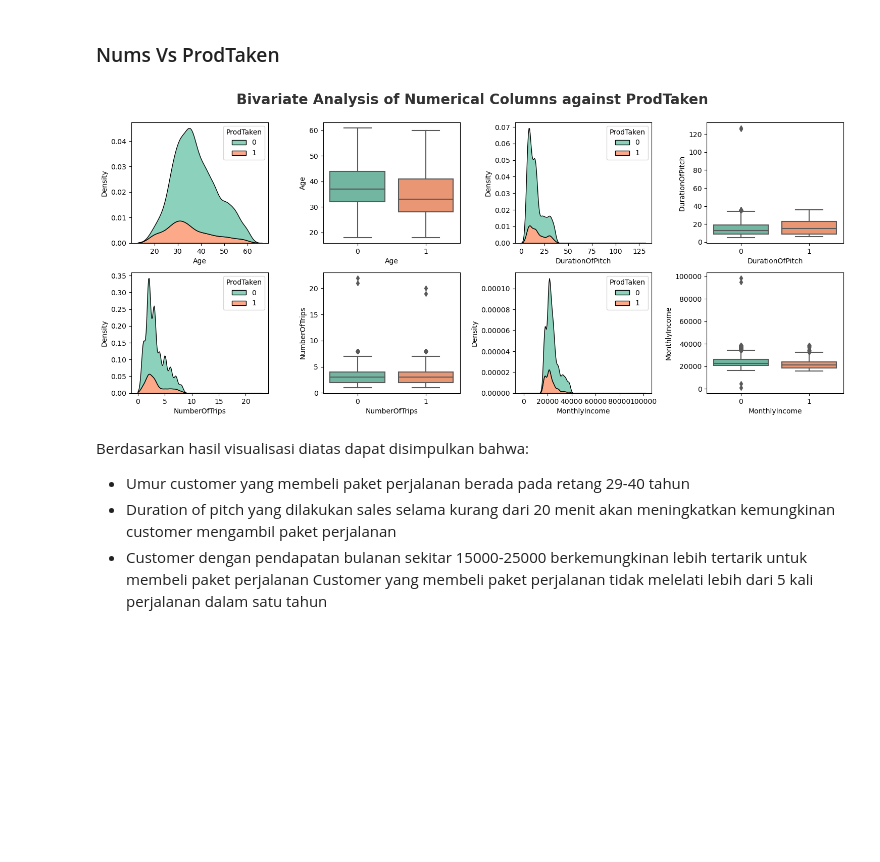
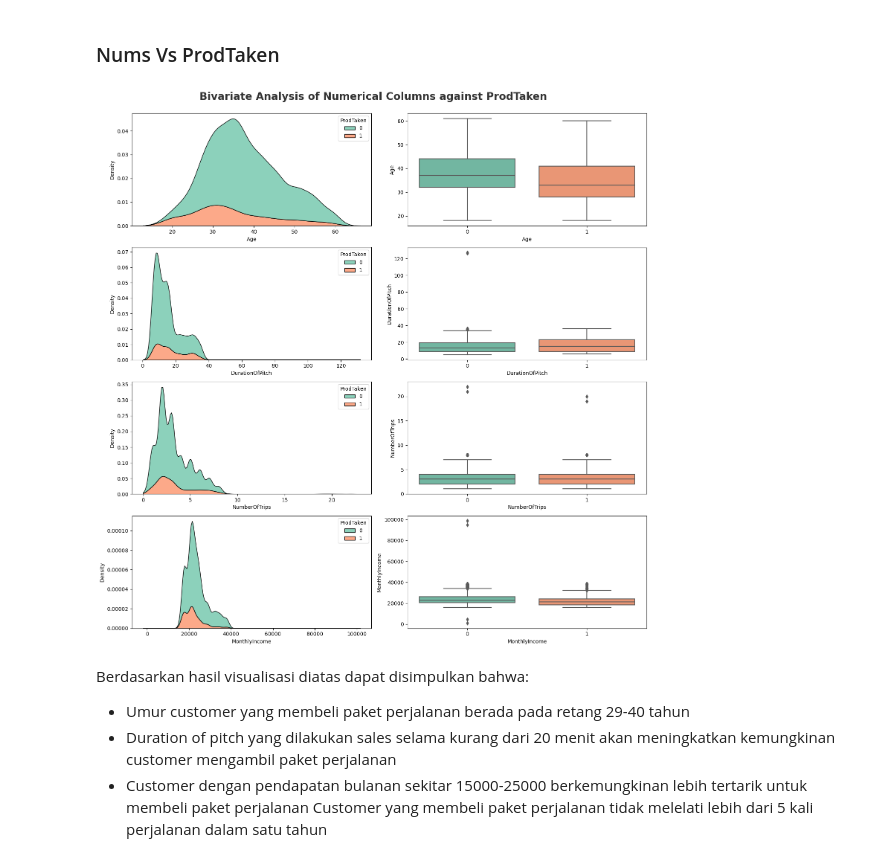
Before and after one commit to damaraira/ByteBenders, a Jupyter notebook: EDA-ByteBenders-lim.ipynb, the cells around one changed output. Saved outputs shown, nothing was run; the diff lists cells and outputs as text; code cells hidden in the pictures; blank space fills up the shorter version.

```diff
--- a/EDA-ByteBenders-lim.ipynb
+++ b/EDA-ByteBenders-lim.ipynb
@@ -279,17 +289,13 @@ Hal ini menandakan adanya imbalance data pada target, dan akan dilakukan undersa
 # %%
 num = ['Age', 'DurationOfPitch', 'NumberOfTrips', 'MonthlyIncome']
 plt.figure(figsize=(12, 10))
+plt.suptitle('Univariate Analysis of Numerical Columns', fontsize=20, fontweight='bold', alpha=0.8, y=1.)
 
 # Plot KDE dan Box plot untuk setiap kolom numerikal
-for i, col in enumerate(num):
-    plt.subplot(5, 4, 2*i+1)
+for i, col in enumerate(nums):
+    plt.subplot(5, 3, i+1)
     sns.kdeplot(x=df[col])
     plt.xlabel(col)
-
-    plt.subplot(5, 4, 2*i+2)
-    sns.boxplot(data=df, y=col)
-    plt.xlabel(col)
-
 plt.tight_layout()
 plt.show()
 # %% [output]
@@ -310,9 +317,9 @@ cat = ['TypeofContact', 'Occupation', 'Gender', 'ProductPitched', 'MaritalStatus
 plt.figure(figsize=(15, 10))
 plt.suptitle('Univariate Analysis of Categorical Columns', fontsize=20, fontweight='bold', alpha=0.8, y=1.)
 
-for i in range(0, len(cat)):
-    plt.subplot(5, 3, i+1)
-    sns.barplot(x=df[cat[i]].value_counts().index, y=df[cat[i]].value_counts())
+for i in range(0, len(cats)):
+    plt.subplot(3, 3, i+1)
+    sns.barplot(x=df[cats[i]].value_counts().index, y=df[cats[i]].value_counts())
 
 plt.tight_layout()
 plt.show()
@@ -347,6 +343,10 @@ df_raw['ProdTaken_YN'] = df_raw['ProdTaken'].apply(lambda x: 'Yes' if x == 1 els
 # %% [markdown]
 ### Cats Vs ProdTaken
 # %%
+cat = ['TypeofContact', 'Occupation', 'Gender', 'ProductPitched', 'MaritalStatus', 'Designation',
+            'CityTier', 'NumberOfPersonVisiting', 'NumberOfFollowups', 'PreferredPropertyStar',
+            'Passport', 'PitchSatisfactionScore', 'OwnCar', 'NumberOfChildrenVisiting']
+
 plt.figure(figsize=(15, 15))
 plt.suptitle('Bivariate Analysis of Categorical Columns against ProdTaken', fontsize=20, fontweight='bold', alpha=0.8, y=1.)
 
@@ -415,23 +415,24 @@ Berdasarkan uji hipotesis diatas dapat disimpulkan bahwa kolom `Gender`, `OwnCar
 # %% [markdown]
 ### Nums Vs ProdTaken
 # %%
+num = ['Age', 'DurationOfPitch', 'NumberOfTrips', 'MonthlyIncome']
 plt.figure(figsize=(15, 15))
 plt.suptitle('Bivariate Analysis of Numerical Columns against ProdTaken', fontsize=20, fontweight='bold', alpha=0.8, y=1.)
 
 # Plot KDE dan Box plot untuk setiap kolom numerikal dengan target 'ProdTaken'
 for i, col in enumerate(num):
-    plt.subplot(5, 4, 2*i+1)
+    plt.subplot(4, 2, 2*i+1)
     sns.kdeplot(data=df_raw, x=col, hue='ProdTaken', fill=True, multiple='stack', palette='Set2')
     plt.xlabel(col)
 
-    plt.subplot(5, 4, 2*i+2)
+    plt.subplot(4, 2, 2*i+2)
     sns.boxplot(data=df_raw, x='ProdTaken', y=col, palette='Set2')
     plt.xlabel(col)
 
 plt.tight_layout()
 plt.show()
 # %% [output]
-[figure, old version]
+[figure, new version]
 # %% [markdown]
 Berdasarkan hasil visualisasi diatas dapat disimpulkan bahwa:
 - Umur customer yang membeli paket perjalanan berada pada retang 29-40 tahun
```
Also changed, not shown: parts of 66 cells of this notebook.
